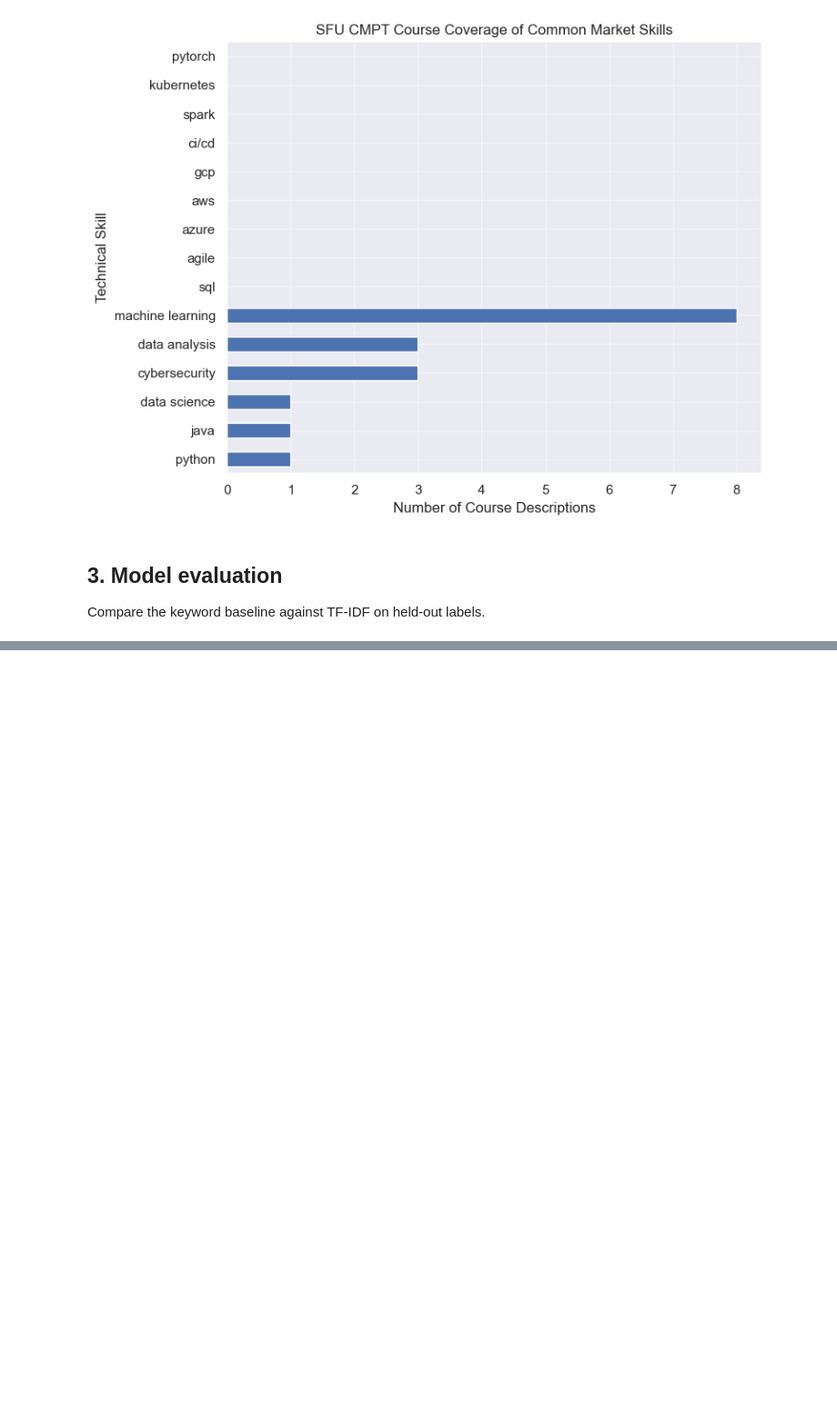
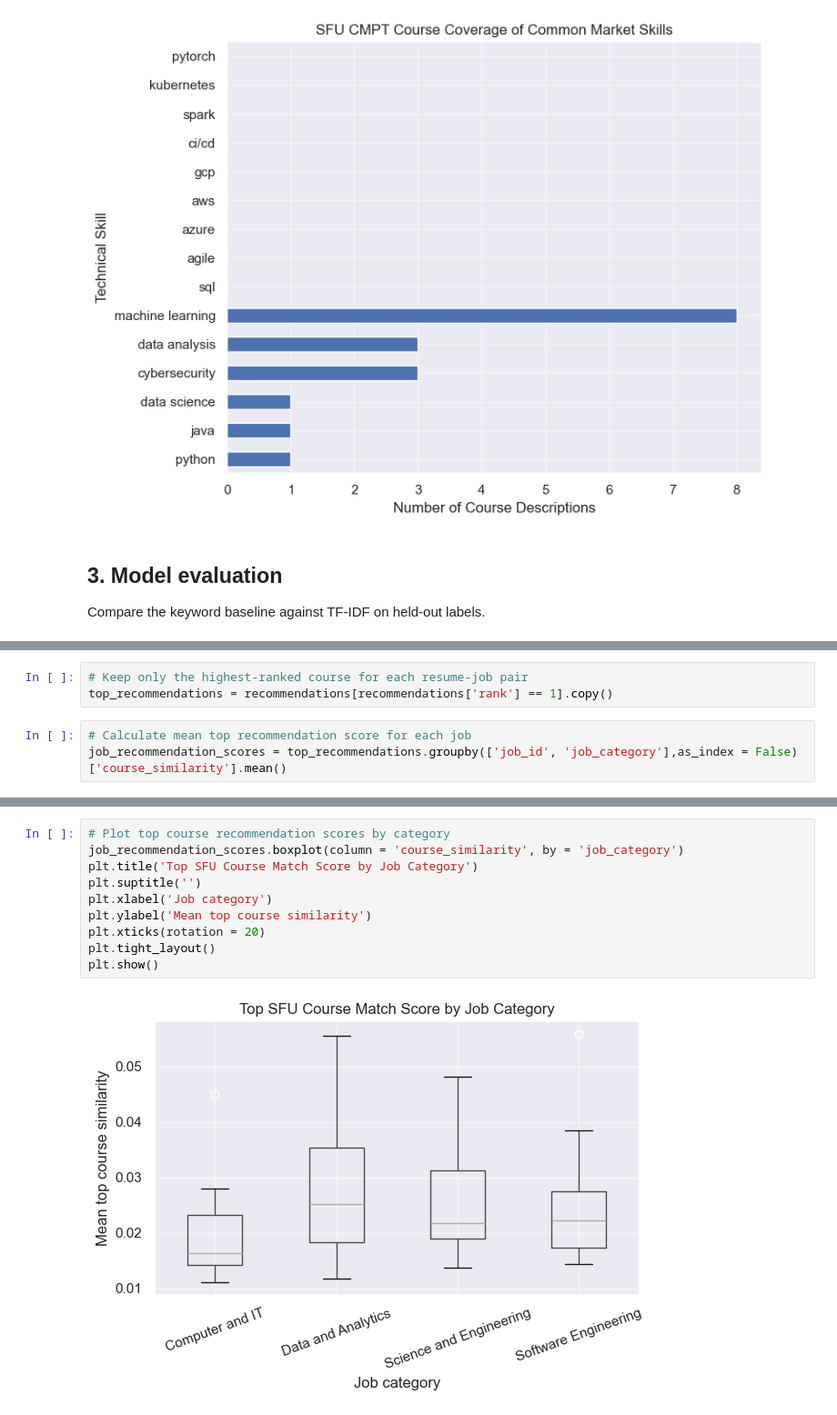
Before and after one commit to Kietkiet1109/OptiMatch-App, a Jupyter notebook: notebooks/analysis.ipynb, the cells around one changed output, grey strips where cells are left out. Shown at 91% size. Saved outputs shown, nothing was run; the diff lists cells and outputs as text; blank space fills up the shorter version.

```diff
--- a/notebooks/analysis.ipynb
+++ b/notebooks/analysis.ipynb
@@ -542,0 +708,6 @@ State what the data supports and what it does not support.
+# %%
+# Keep only the highest-ranked course for each resume-job pair
+top_recommendations = recommendations[recommendations['rank'] == 1].copy()
+# %%
+# Calculate mean top recommendation score for each job
+job_recommendation_scores = top_recommendations.groupby(['job_id', 'job_category'],as_index = False)['course_similarity'].mean()
@@ -542,0 +726,12 @@ State what the data supports and what it does not support.
+# %%
+# Plot top course recommendation scores by category
+job_recommendation_scores.boxplot(column = 'course_similarity', by = 'job_category')
+plt.title('Top SFU Course Match Score by Job Category')
+plt.suptitle('')
+plt.xlabel('Job category')
+plt.ylabel('Mean top course similarity')
+plt.xticks(rotation = 20)
+plt.tight_layout()
+plt.show()
+# %% [output]
+[figure, added]
```
Also changed, not shown: parts of 54 cells of this notebook, 1 other file.
